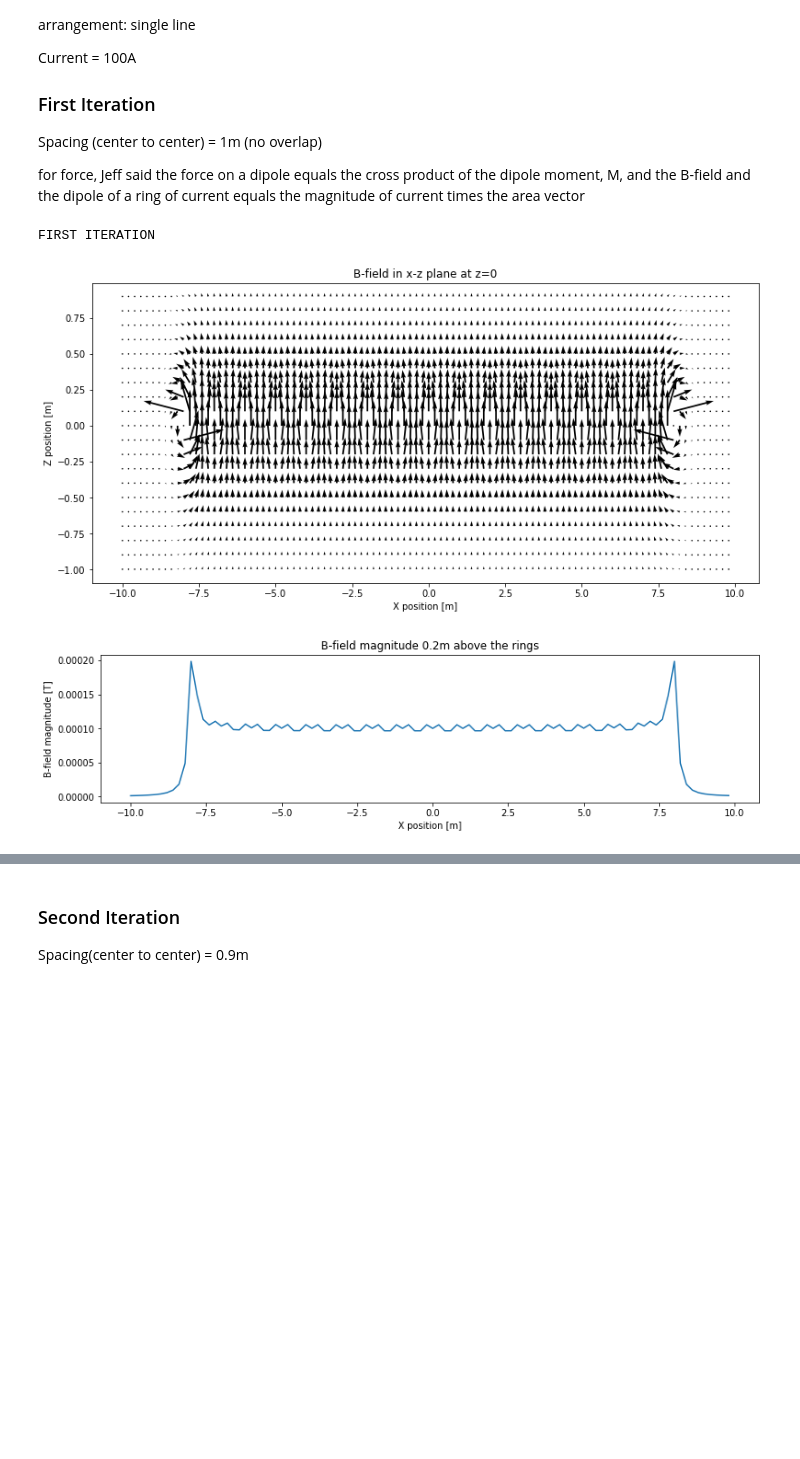
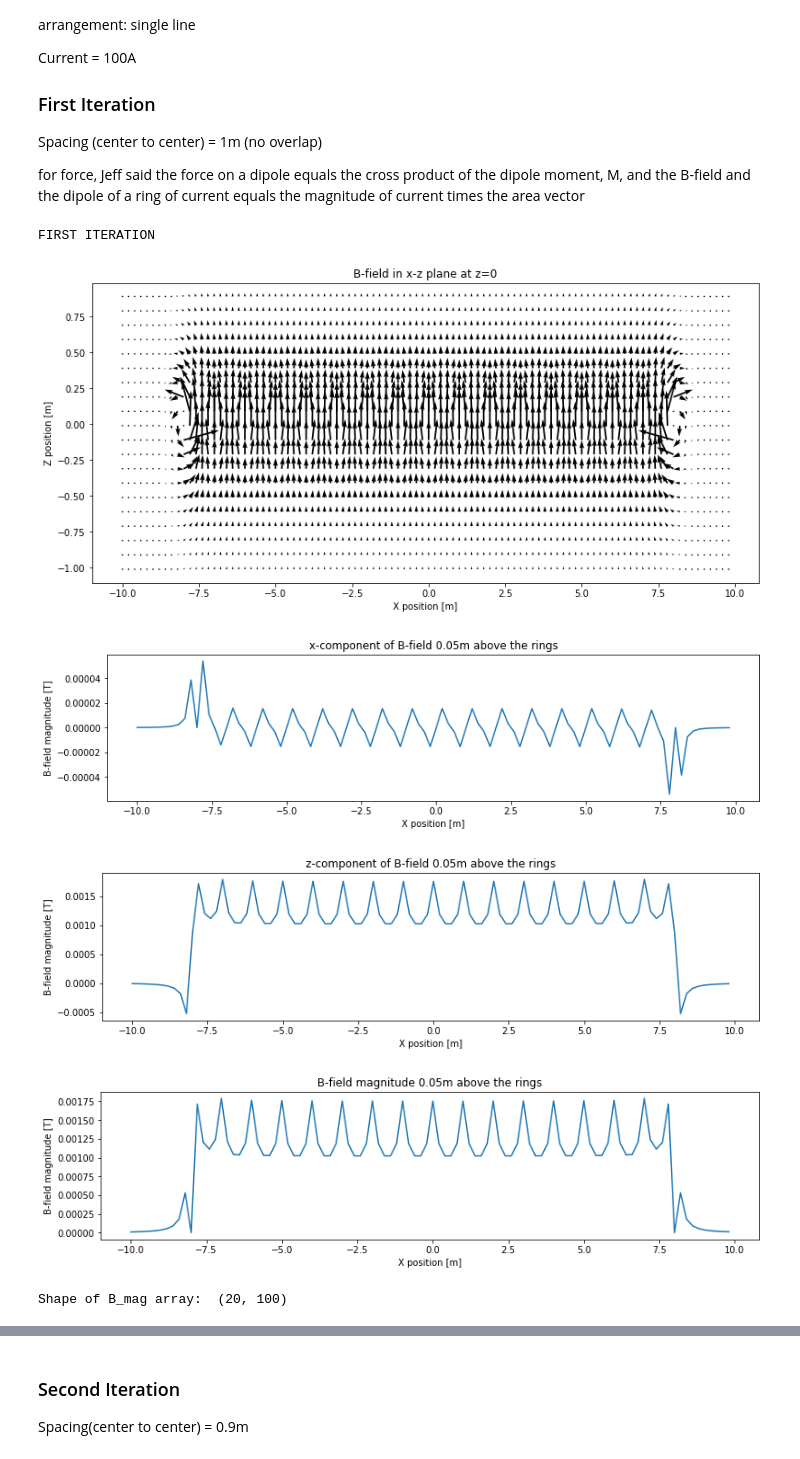
Before and after one commit to rylittle13/Physics260FinalProject, a Jupyter notebook: Final Project.ipynb, the cells around one changed output, grey strips where cells are left out. Drawn from its saved outputs; the diff is of its cells as text; code cells hidden in the pictures; blank space fills up the shorter version.

```diff
--- a/Final Project.ipynb
+++ b/Final Project.ipynb
@@ -122,11 +122,12 @@ def B_xz_plane(x_min, x_max, z_min, z_max, x_step, z_step, y_value, r_loop, x_po
 ## define global parameters
 x_min = -10
 x_max = 10
-z_min = -1
-z_max = 1
+z_max = 0.99
+x_step = 0.2
+z_step = 0.05
 y_value = 0
 z_pos = 0
-I = 100
+I = 1000
 R_loop = .5
 # %% [markdown]
 ## 1. Flat rings on the floor - Optimizing B-field - spacing of rings in a single line
@@ -144,12 +145,13 @@ for force, Jeff said the force on a dipole equals the cross product of the dipol
 and the dipole of a ring of current equals the magnitude of current times the area vector
 # %%
 ## define local parameters
+z_min = -1.01
+z_step = 0.1
 x_pos = 0
 y_pos = 0
 num_rings = 16
 spacing = 1
-x_step = 0.2
-z_step = 0.1
+
 
 ## the while loop that calls the function to solve for the B-field
 m = 0
@@ -175,35 +177,54 @@ X_mesh, Z_mesh = np.meshgrid(x_range, z_range)
 
 B_mag = np.sqrt(Bx**2 + Bz**2) #np.sqrt(Bx**2 + Bz**2)
 
 ok = np.ones((np.size(z_range),np.size(x_range)))
 i = 0
 while (i < np.size(x_range)):
     n = 0
     while (n < np.size(z_range)):
         if(B_mag[n,i] > np.min(B_mag)*250):
             ok[n,i] = 0
         n += 1
     i += 1
 
 ## plots
 print "FIRST ITERATION"
 
 plt.figure(figsize=(13,6))
 qplot = plt.quiver(X_mesh, Z_mesh, ok*Bx, ok*Bz)
 plt.title('B-field in x-z plane at z=0')
 plt.ylabel('Z position [m]')
 plt.xlabel('X position [m]')
 plt.set_cmap('coolwarm')
 plt.show()
 
 plt.figure(figsize=(13,3))
-plt.plot(x_range, B_mag[9, :])
-plt.title('B-field magnitude 0.2m above the rings')
+plt.plot(x_range, ok[10,:]*Bx[10, :])
+plt.title('x-component of B-field 0.05m above the rings')
 plt.ylabel('B-field magnitude [T]')
 plt.xlabel('X position [m]')
 plt.show()
+
+plt.figure(figsize=(13,3))
+plt.plot(x_range, Bz[10, :])
+plt.title('z-component of B-field 0.05m above the rings')
+plt.ylabel('B-field magnitude [T]')
+plt.xlabel('X position [m]')
+plt.show()
+
+plt.figure(figsize=(13,3))
+plt.plot(x_range, ok[10,:]*B_mag[10, :])
+plt.title('B-field magnitude 0.05m above the rings')
+plt.ylabel('B-field magnitude [T]')
+plt.xlabel('X position [m]')
+plt.show()
+
+print "Shape of B_mag array: ", np.shape(B_mag)
 # %% [output]
 FIRST ITERATION
-[figure, old version]
+[figure, new version]
-[figure, old version]
+[figure, new version]
+[figure, added]
+[figure, added]
+Shape of B_mag array:  (20, 100)
 # %% [markdown]
```
Also changed, not shown: parts of 19 cells of this notebook.
